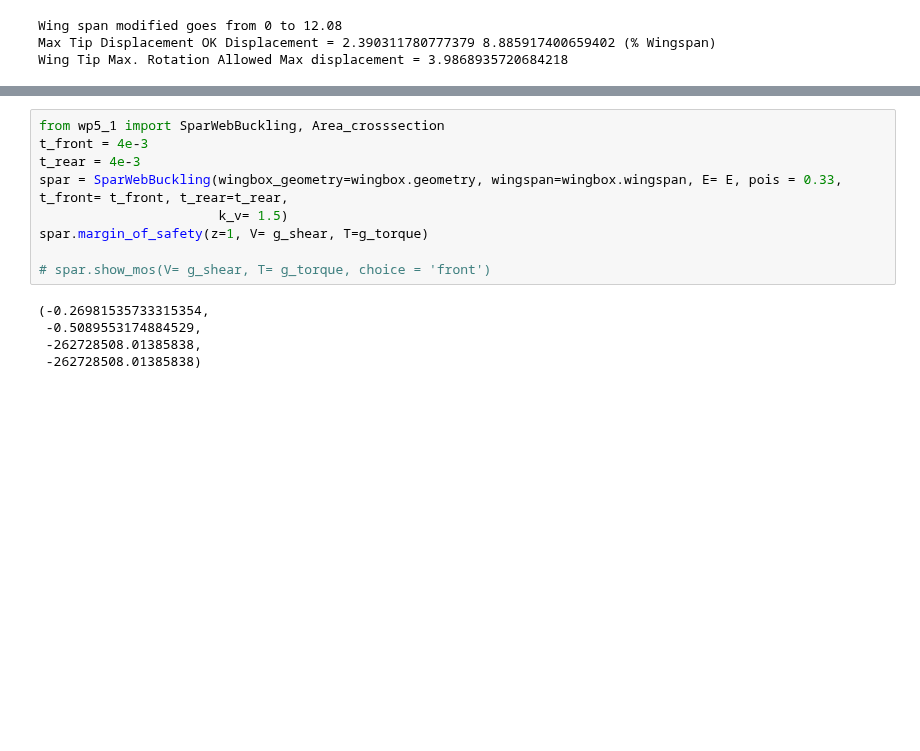
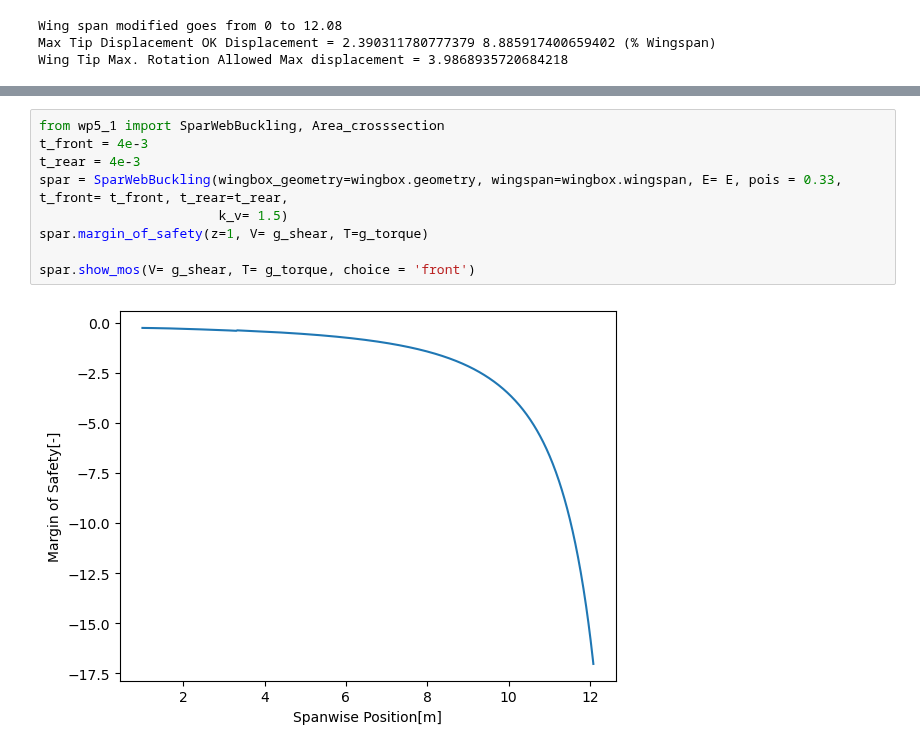
Before and after one commit to federicoangioni/AE2111-I-Aerospace-System-Design, a Jupyter notebook: WP4-5/main_faster.ipynb, the cells around one changed output, grey strips where cells are left out. Cells and saved outputs as stored; diff of their text form; blank space fills up the shorter version.

```diff
--- a/WP4-5/main_faster.ipynb
+++ b/WP4-5/main_faster.ipynb
@@ -176,17 +170,14 @@ skin.applied_stress(z= 1.)
 # %%
 from wp5_1 import SparWebBuckling, Area_crosssection
 t_front = 4e-3
 t_rear = 4e-3
 spar = SparWebBuckling(wingbox_geometry=wingbox.geometry, wingspan=wingbox.wingspan, E= E, pois = 0.33, t_front= t_front, t_rear=t_rear,
                        k_v= 1.5)
 spar.margin_of_safety(z=1, V= g_shear, T=g_torque)
 
-# spar.show_mos(V= g_shear, T= g_torque, choice = 'front')
+spar.show_mos(V= g_shear, T= g_torque, choice = 'front')
 # %% [output]
-(-0.26981535733315354,
- -0.5089553174884529,
- -262728508.01385838,
- -262728508.01385838)
+[figure, added]
 # %%
 from wp5_1 import Stringer_bucklin
 
```
Also changed, not shown: parts of 2 cells of this notebook, 1 other file.
